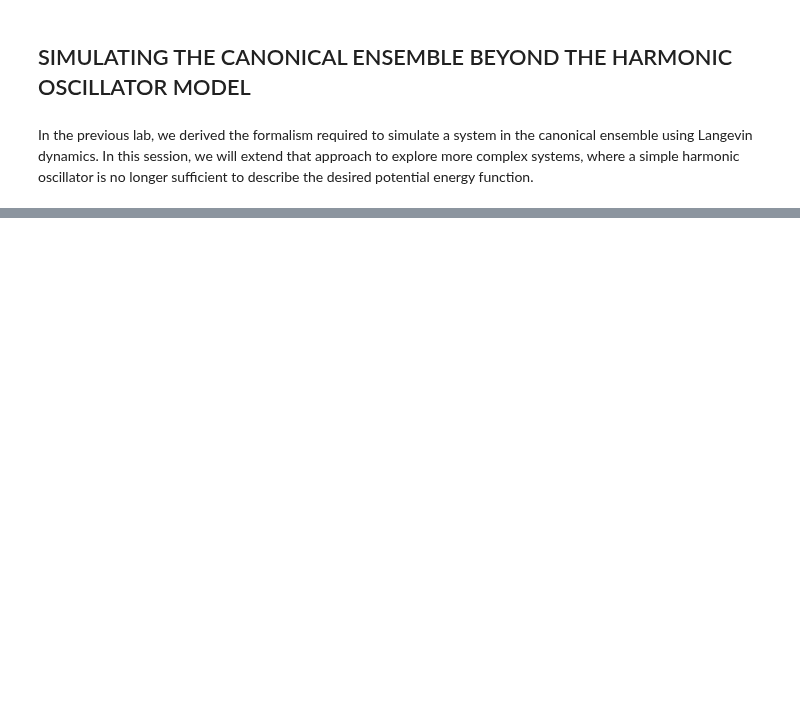
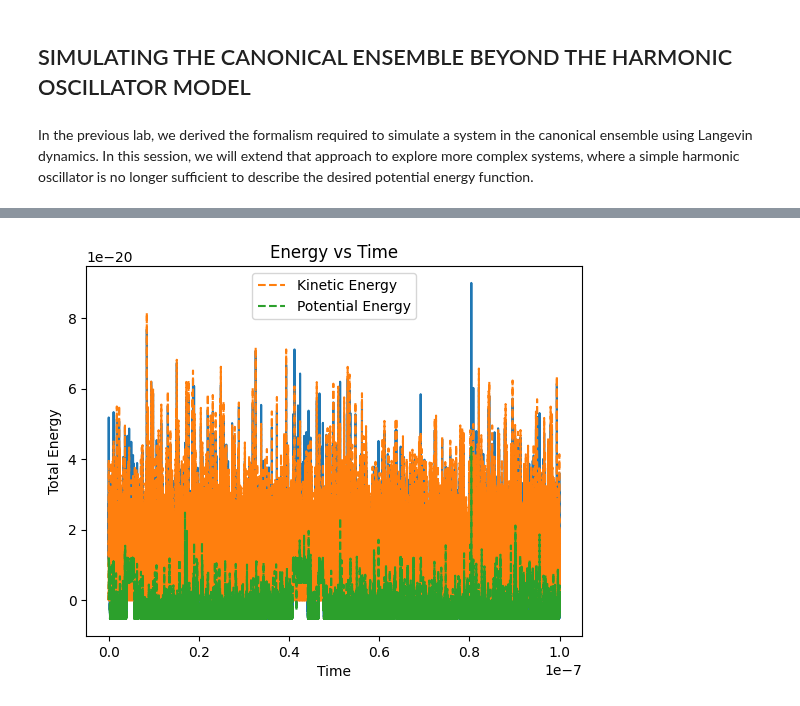
Before and after one commit to ccastilloo/ToyMD, a Jupyter notebook: lab3.ipynb, the cells around one changed output, grey strips where cells are left out. Cells and saved outputs as stored; diff of their text form; code cells hidden in the pictures; blank space fills up the shorter version.

```diff
--- a/lab3.ipynb
+++ b/lab3.ipynb
@@ -59,0 +69,4 @@ traj.plot_on_potential(xmin=-120*a0, xmax=120.0*a0)
+# %%
+traj.plot_energy()
+# %% [output]
+[figure, added]
```
Also changed, not shown: parts of 20 cells of this notebook.
